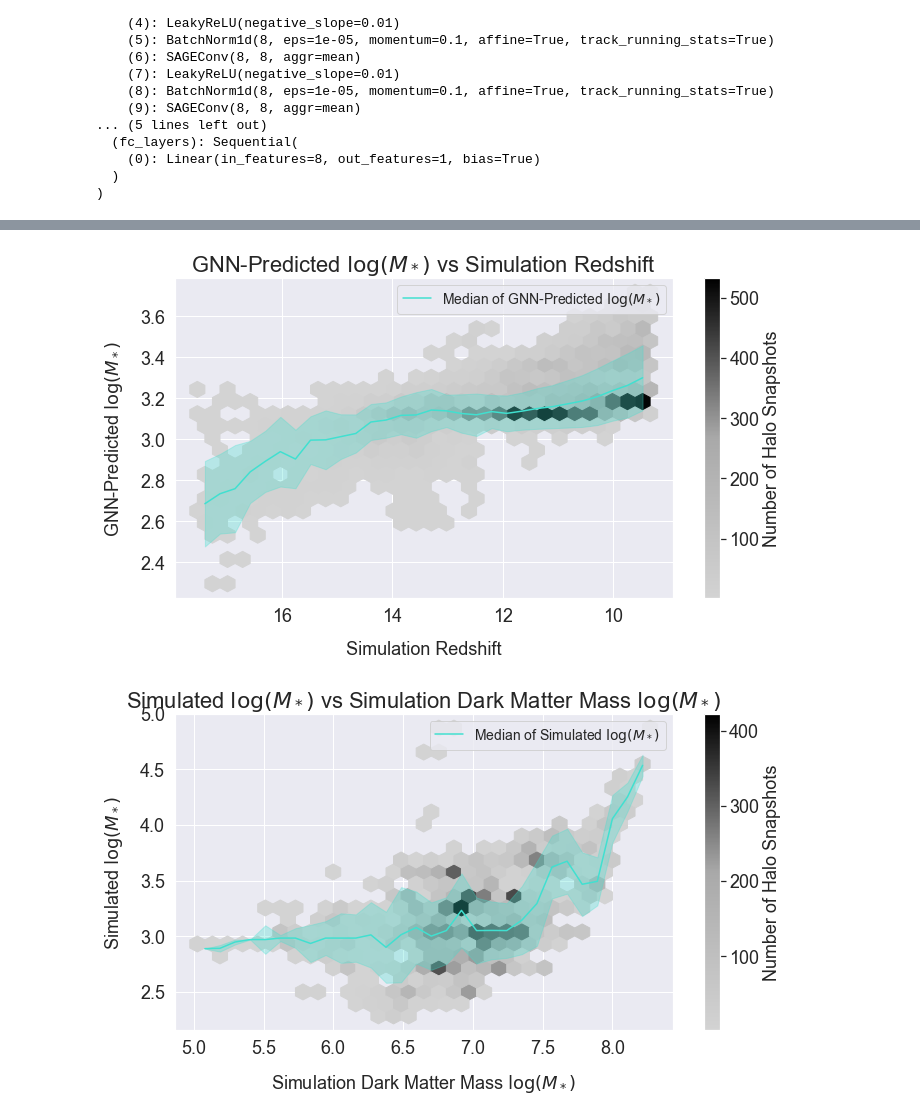
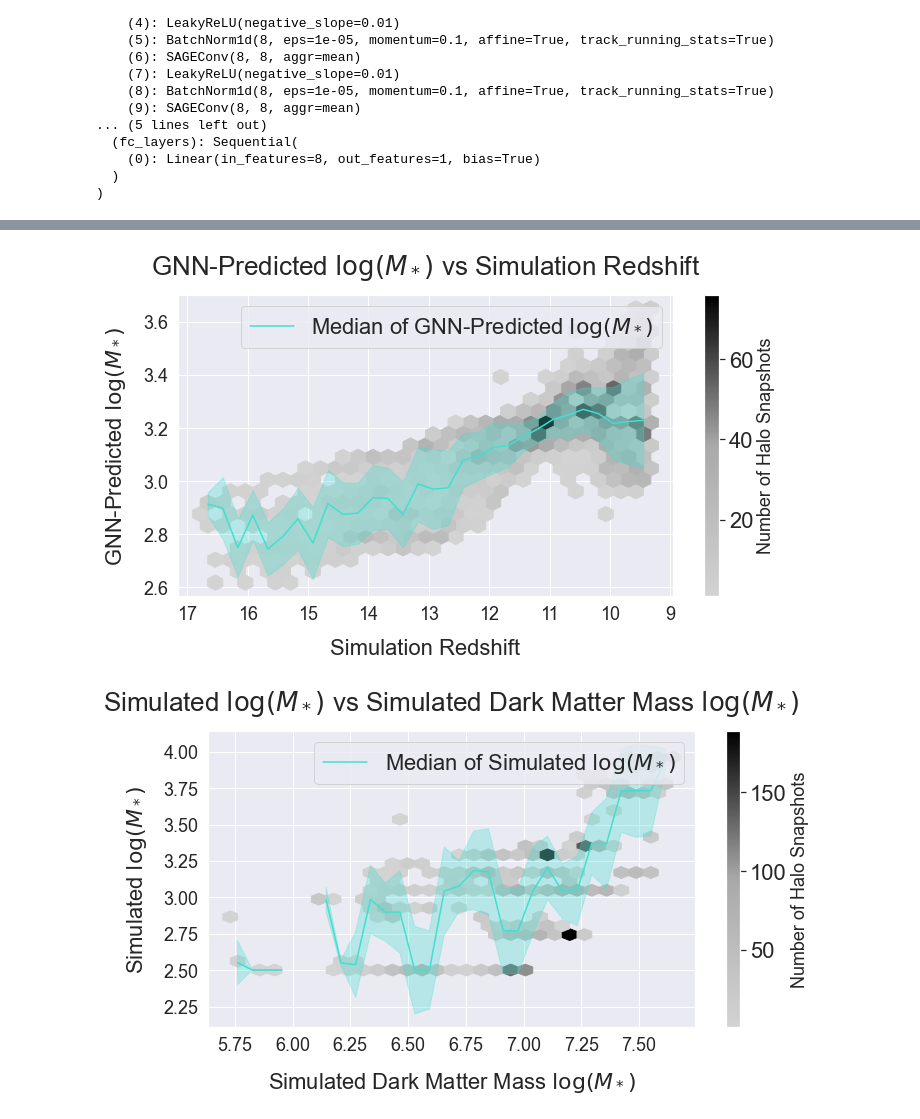
Before and after one commit to vhorvath2010/baryonic-from-dmmt, a Jupyter notebook: visualize_training.ipynb, the cells around one changed output, grey strips where cells are left out. Drawn from its saved outputs; the diff is of its cells as text; code cells hidden in the pictures.

Commit message:
plot generation and model experimenting

```diff
--- a/visualize_training.ipynb
+++ b/visualize_training.ipynb
@@ -53,7 +53,7 @@ GCN(
   )
 )
 # %%
-data = torch.load("datasets/low_range/SG256_0_SM_5.pt")
+data = torch.load("datasets/low_range/SG256_0_SM_5_Test.pt")
 
 y_truth = np.array([])
 y_pred = np.array([])
@@ -104,6 +104,7 @@ def create_hexplot(
     display_yeqx: bool,
     median_std_overlay: bool = True,
     reverse_x: bool = False,
+    file_name: str = None,
 ):
     # Create hexbin plot with custom color palette
     g = sns.color_palette(["lightgray", "darkgray", "black"])
@@ -138,22 +139,22 @@ def create_hexplot(
             plt.legend(
                 [f"Median of {y_label}"],
                 loc="upper right",
-                fontsize=14,
+                fontsize=22,
             )
 
     # Title
-    plt.title(title, fontsize=22)
+    plt.title(title, fontsize=26, pad=20)
 
     # Create colorbar
     cbar = plt.colorbar()
     cbar.set_label("Number of Halo Snapshots", fontsize=18)
-    cbar.ax.tick_params(labelsize=18)
+    cbar.ax.tick_params(labelsize=22)
 
     # Label axes
-    plt.xlabel(x_label, fontsize=18, labelpad=15)
+    plt.xlabel(x_label, fontsize=22, labelpad=15)
     if reverse_x:
         plt.gca().invert_xaxis()
-    plt.ylabel(y_label, fontsize=18, labelpad=15)
+    plt.ylabel(y_label, fontsize=22, labelpad=15)
     plt.xticks(fontsize=18)
     plt.yticks(fontsize=18)
 
@@ -165,13 +166,19 @@ def create_hexplot(
             plt.legend(
                 [f"Median of {y_label}", "Perfect Predictions"],
                 loc="upper right",
-                fontsize=14,
+                fontsize=22,
             )
         else:
             plt.legend(["Perfect Predictions"], loc="upper right", fontsize=14)
 
     plt.tight_layout()
-    # plt.savefig("./images/figure1.pdf", dpi=300, bbox_inches="tight", pad_inches=0.1)
+    if file_name is not None:
+        plt.savefig(
+            f"./images/{file_name}.pdf",
+            dpi=300,
+            bbox_inches="tight",
+            pad_inches=0.1,
+        )
     plt.show()
 
     if display_stats:
@@ -199,11 +206,11 @@ create_hexplot(30, 12, dm_mass, y_pred, "Simulated Dark Matter Mass $\log(M_*)$"
 # %%
 create_hexplot(30, 12, redshift, y_pred, "Simulation Redshift", "GNN-Predicted $\log(M_*)$", "GNN-Predicted $\log(M_*)$ vs Simulation Redshift", False, False, True, True)
 # %% [output]
-[figure, old version]
+[figure, new version]
 # %%
-create_hexplot(30, 12, dm_mass, y_truth, "Simulation Dark Matter Mass $\log(M_*)$", "Simulated $\log(M_*)$", "Simulated $\log(M_*)$ vs Simulation Dark Matter Mass $\log(M_*)$", False, False)
+create_hexplot(30, 12, dm_mass, y_truth, "Simulated Dark Matter Mass $\log(M_*)$", "Simulated $\log(M_*)$", "Simulated $\log(M_*)$ vs Simulated Dark Matter Mass $\log(M_*)$", False, False)
 # %% [output]
-[figure, old version]
+[figure, new version]
 # %%
 create_hexplot(30, 12, redshift, y_truth, "Simulation Redshift", "Simulated $\log(M_*)$", "Simulated $\log(M_*)$ vs Simulation Redshift", False, False, True, True)
 # %% [output]
```
Also changed, not shown: parts of 7 cells of this notebook, 13 other files.
